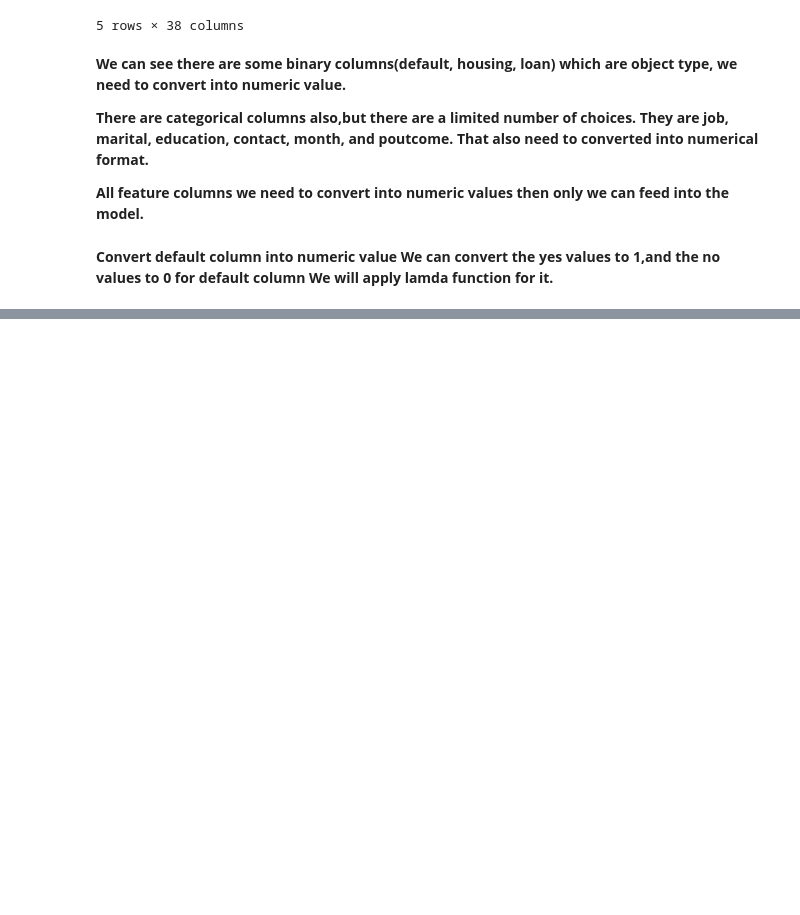
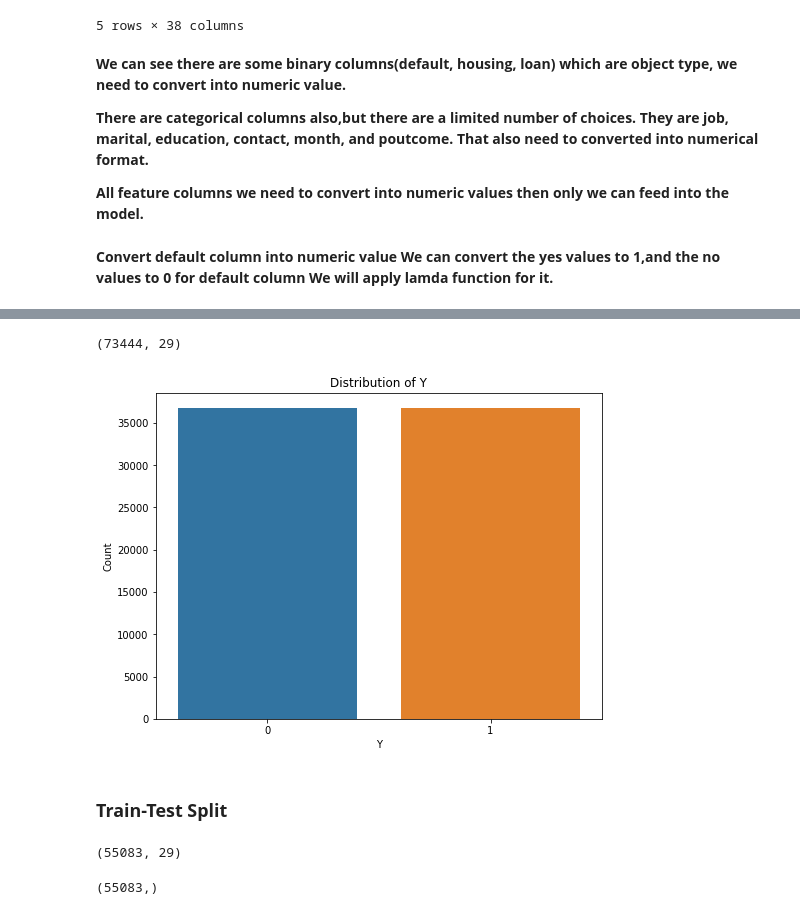
Before and after one commit to saqquib/Bank-Marketing-Effectiveness-Prediction, a Jupyter notebook: Bank_Marketing_Effectiveness_Prediction_Capstone_Project.ipynb, the cells around one changed output, grey strips where cells are left out. Cells and saved outputs as stored; diff of their text form; code cells hidden in the pictures; blank space fills up the shorter version.

```diff
--- a/Bank_Marketing_Effectiveness_Prediction_Capstone_Project.ipynb
+++ b/Bank_Marketing_Effectiveness_Prediction_Capstone_Project.ipynb
@@ -617,0 +743,9 @@ We will apply lamda function for it.**
+# %%
+# remove the outlier using IsolationForest Technique
+
+features = df.drop(['target'],axis=1)
+
+anomaly_filter = IsolationForest(contamination=0.1,n_jobs=-1)
+anomalies = pd.Series(anomaly_filter.fit_predict(features))
+df['is_anomaly'] = anomalies
+df = df[df['is_anomaly']==1].drop(['is_anomaly'],axis=1)
@@ -617,0 +756,4 @@ We will apply lamda function for it.**
+# %%
+# Assigning values to independent variables
+X = df.drop('target', axis = 1)
+X.head()
@@ -617,0 +768,4 @@ We will apply lamda function for it.**
+# %%
+# Assigning the values of dependent variables
+y = df['target']
+y.head()
@@ -617,0 +779,4 @@ We will apply lamda function for it.**
+# %%
+# Over sampling the data using SMOTE
+sampler = SMOTE()
+X,y = sampler.fit_resample(X.values, y.values)
@@ -617,0 +787,17 @@ We will apply lamda function for it.**
+# %%
+X.shape
+# %% [output]
+(73444, 29)
+# %%
+# countplot of dependent column y
+
+plt.figure(figsize = (8,6))
+sns.countplot(x = y)
+plt.xlabel('Y')
+plt.ylabel('Count')
+plt.title('Distribution of Y')
+plt.show()
+# %% [output]
+[figure, added]
+# %% [markdown]
+### **Train-Test Split**
@@ -617,0 +811,8 @@ We will apply lamda function for it.**
+# %%
+print(X_train.shape)
+# %% [output]
+(55083, 29)
+# %%
+print(y_train.shape)
+# %% [output]
+(55083,)
```
Also changed, not shown: parts of 30 cells of this notebook.
